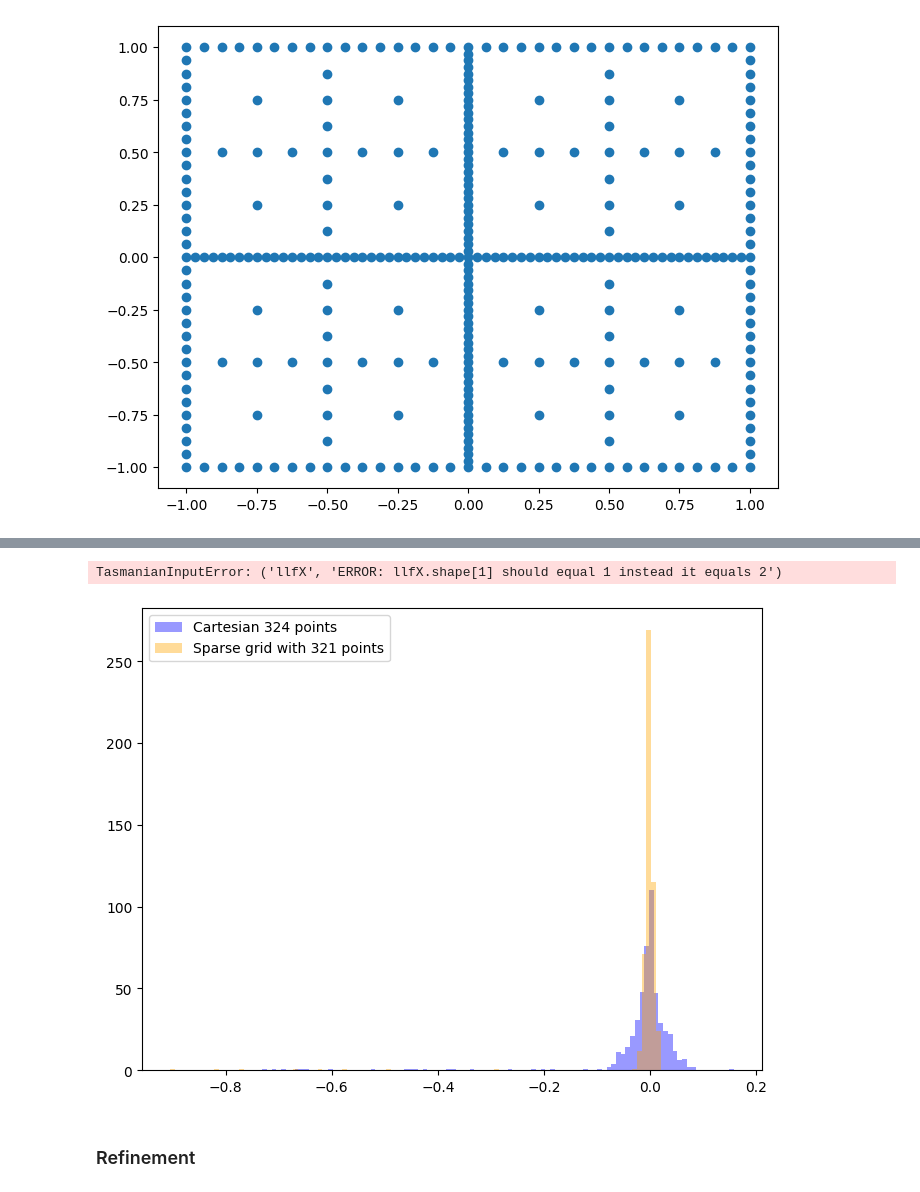
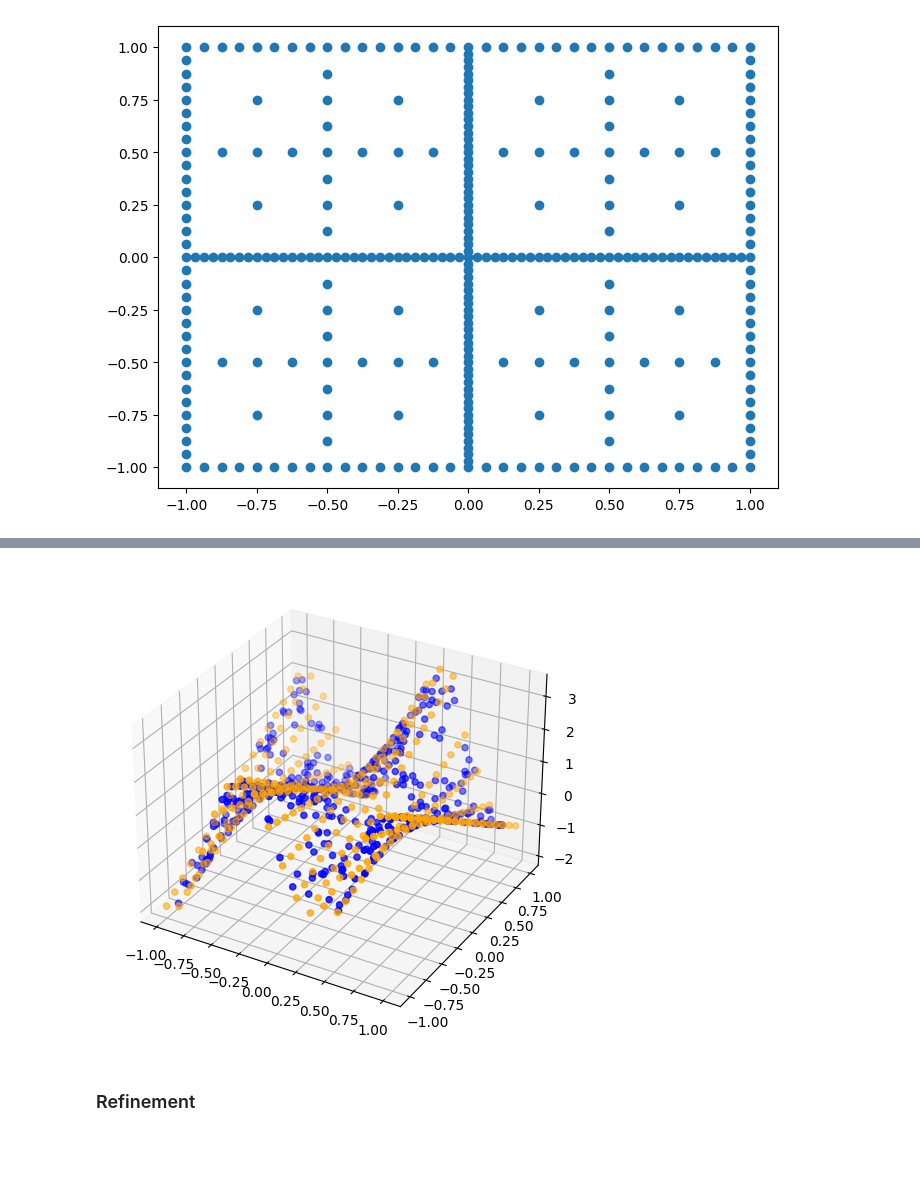
Before and after one commit to marcdelabarrera/14_462, a Jupyter notebook: recitation_1/recitation_1.ipynb, the cells around one changed output, grey strips where cells are left out. Drawn from its saved outputs; the diff is of its cells as text; code cells hidden in the pictures; blank space fills up the shorter version.

```diff
--- a/recitation_1/recitation_1.ipynb
+++ b/recitation_1/recitation_1.ipynb
@@ -195,25 +195,16 @@ cartesian_interpolator = RegularGridInterpolator(points = (np.linspace(-1, 1, n_
 # %%
 n_test = 500
 x_test=np.random.uniform(-1,1,(n_test,2))
-y_test = grid.evaluateBatch(x_test)
 
 
 fig = plt.figure()
 ax = plt.axes(projection='3d')
 #ax.plot_trisurf(X[:,0],X[:,1],Y.flatten(),alpha=0.5,cmap='viridis')
 ax.scatter3D(x_train[:,0],x_train[:,1],y_train,c='orange')
 ax.scatter3D(x_test[:,0],x_test[:,1],cartesian_interpolator(x_test),c='blue')
 fig.show()
 # %% [output]
-TasmanianInputError: ('llfX', 'ERROR: llfX.shape[1] should equal 1 instead it equals 2')
+[figure, added]
-# %%
-fig,ax=plt.subplots()
-ax.hist((cartesian_interpolator(x_test).reshape(-1,1)-function_2d(x_test)).flatten(),alpha=0.4,color='blue',bins=100, label=f'Cartesian {n_cart**2} points')
-ax.hist((grid.evaluateBatch(x_test)-function_2d(x_test)).flatten(),alpha=0.4,color='orange',bins=100,label=f'Sparse grid with {n_train} points')
-ax.legend()
-fig.show()
-# %% [output]
-[figure, removed]
 # %% [markdown]
 ### Refinement
 # %%
```
Also changed, not shown: parts of 5 cells of this notebook.
